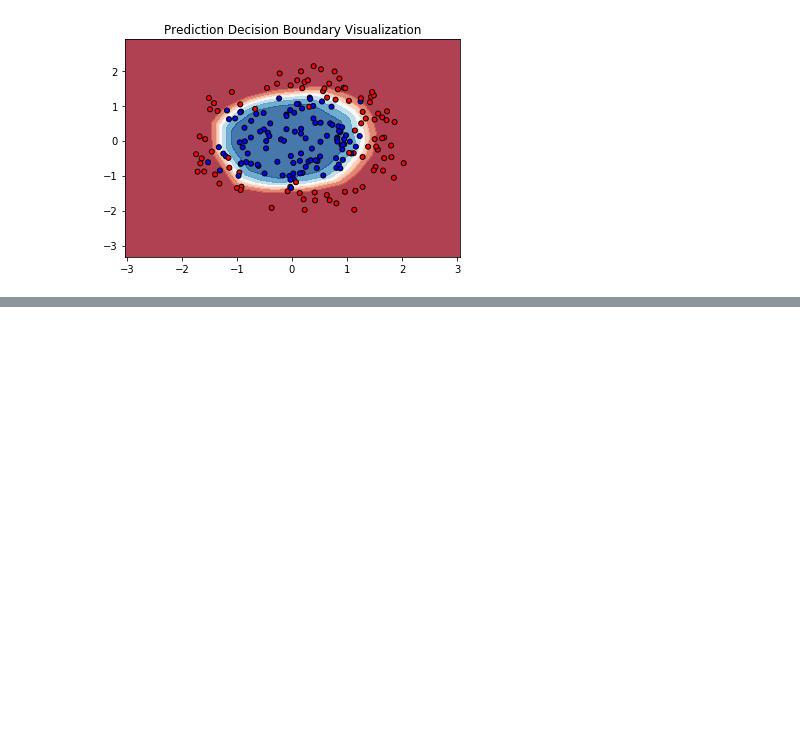
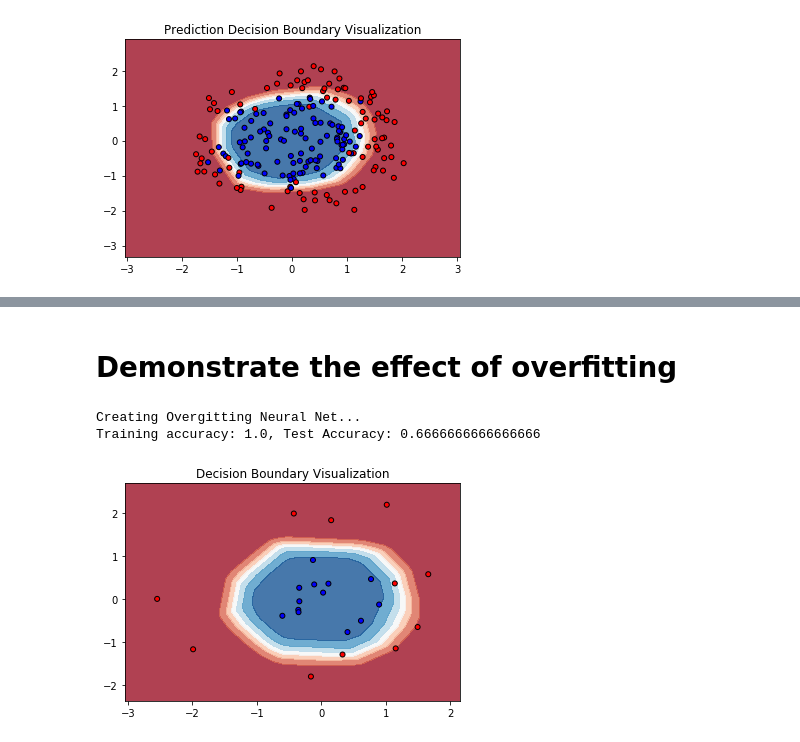
Before and after one commit to summer-yue/ml_presentation_femmehacks, a Jupyter notebook: nn_example.ipynb, the cells around one changed output, grey strips where cells are left out. Cells and saved outputs as stored; diff of their text form; code cells hidden in the pictures; blank space fills up the shorter version.

```diff
--- a/nn_example.ipynb
+++ b/nn_example.ipynb
@@ -128,0 +134,32 @@ Training accuracy: 0.475, Test Accuracy: 0.375
+# %% [markdown]
+<h1>Demonstrate the effect of overfitting</h1>
+# %%
+X, y = make_circles(n_samples=30, noise=0.2, factor=0.5)
+X = StandardScaler().fit_transform(X)
+X_train, X_test, y_train, y_test = train_test_split(X, y, test_size=.2)
+
+print("Creating Overgitting Neural Net...")
+clf_overfit = MLPClassifier(hidden_layer_sizes=(20,10), alpha=1e-3, learning_rate_init=1e-3,
+                    max_iter=5000, shuffle=True, warm_start=True)
+clf_overfit.fit(X_train, y_train)
+training_accuracy = clf_overfit.score(X_train, y_train)
+test_accuracy = clf_overfit.score(X_test, y_test)
+print("Training accuracy: {}, Test Accuracy: {}".format(training_accuracy, test_accuracy))
+
+x_min, x_max = X[:, 0].min() - .5, X[:, 0].max() + .5
+y_min, y_max = X[:, 1].min() - .5, X[:, 1].max() + .5
+xx, yy = np.meshgrid(np.arange(x_min, x_max, .02),
+                     np.arange(y_min, y_max, .02))
+
+Z = clf.predict_proba(np.c_[xx.ravel(), yy.ravel()])[:, 1]
+Z = Z.reshape(xx.shape)
+plt.contourf(xx, yy, Z, cmap=cm, alpha=.8)
+plt.scatter(X_train[:, 0], X_train[:, 1], c=y_train, cmap=cm_bright,
+                   edgecolors='black', s=25)
+
+plt.title("Decision Boundary Visualization")
+plt.show()
+# %% [output]
+Creating Overgitting Neural Net...
+Training accuracy: 1.0, Test Accuracy: 0.6666666666666666
+[figure, added]
```
Also changed, not shown: parts of 16 cells of this notebook.
